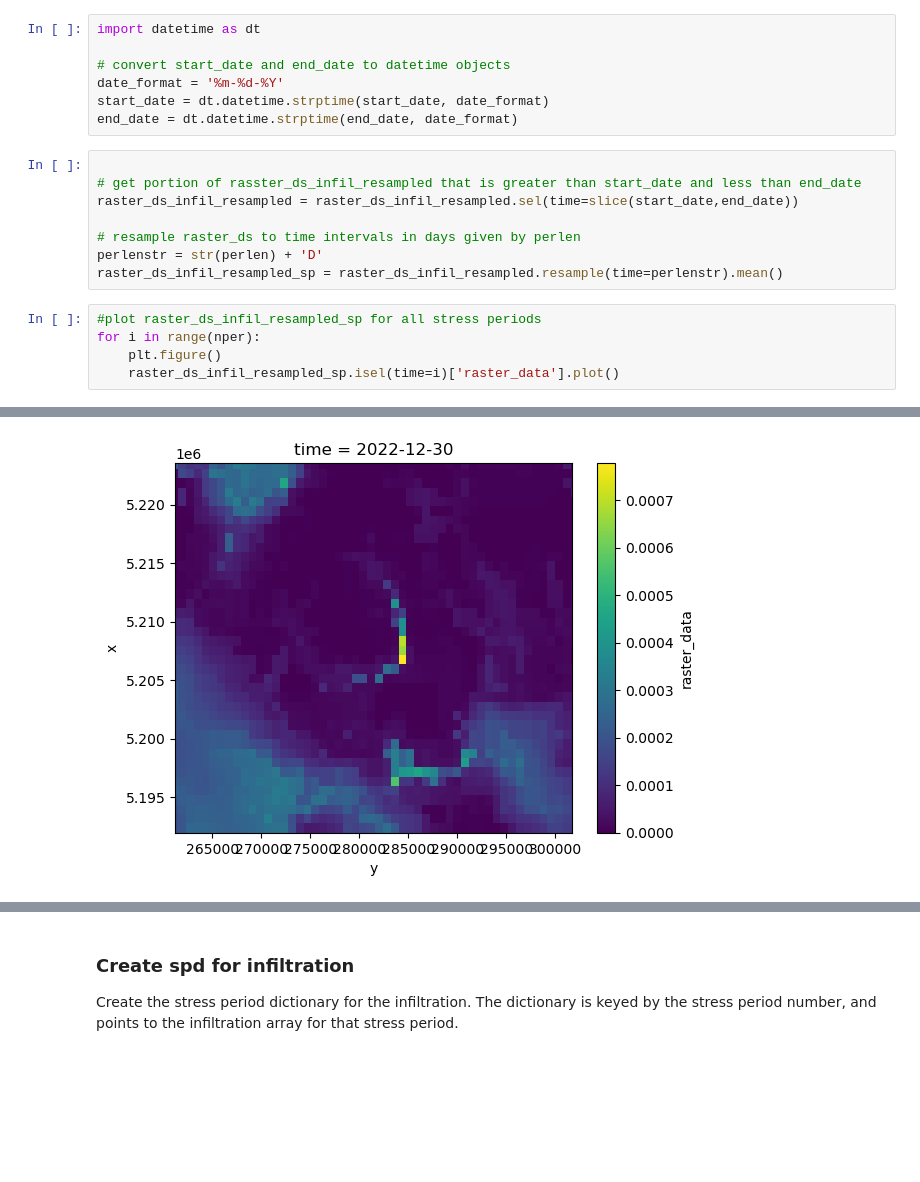
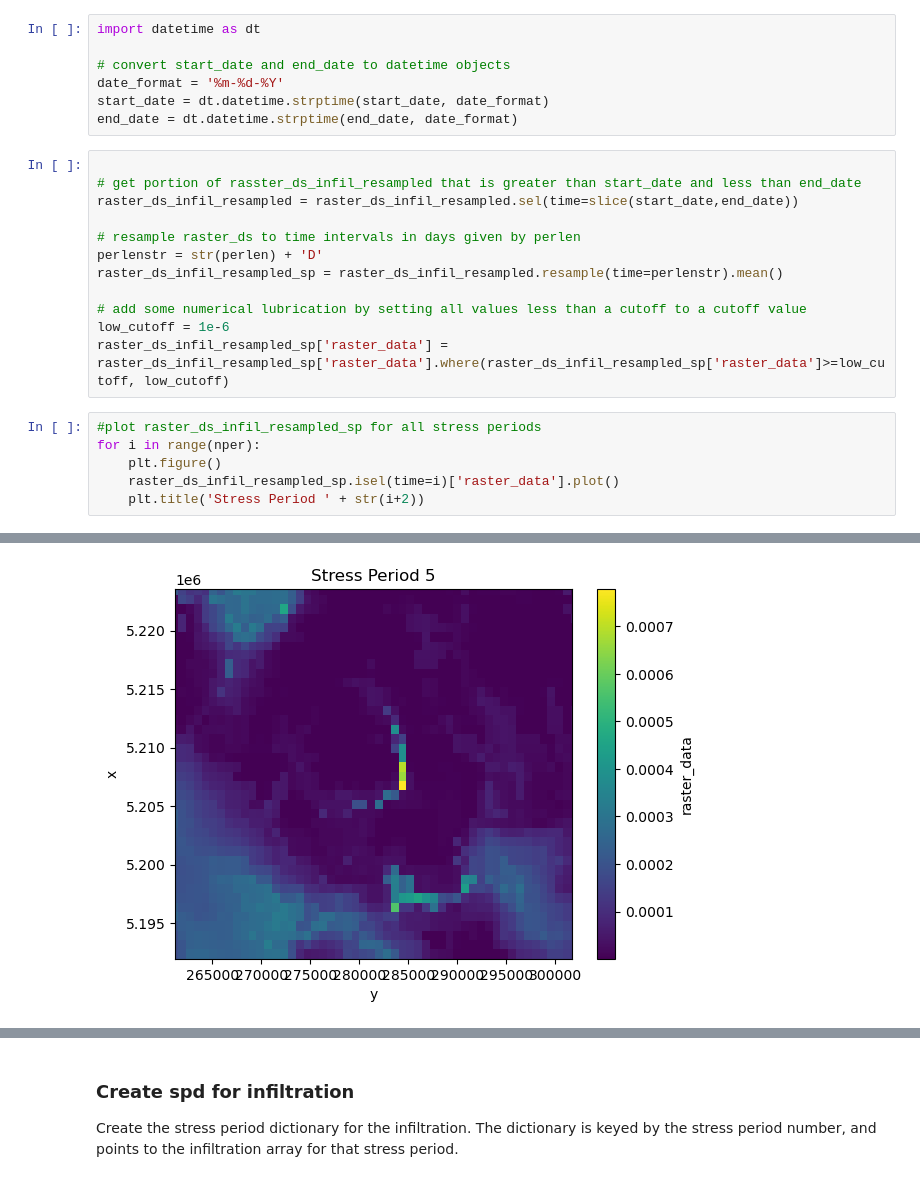
Before and after one commit to boatmorrow/RattlsnakeModel, a Jupyter notebook: MakeTransientModel.ipynb, the cells around one changed output, grey strips where cells are left out. Saved outputs shown, nothing was run; the diff lists cells and outputs as text; blank space fills up the shorter version.

```diff
--- a/MakeTransientModel.ipynb
+++ b/MakeTransientModel.ipynb
@@ -453,9 +453,14 @@ raster_ds_infil_resampled = raster_ds_infil_resampled.sel(time=slice(start_date,
 # resample raster_ds to time intervals in days given by perlen
 perlenstr = str(perlen) + 'D'
 raster_ds_infil_resampled_sp = raster_ds_infil_resampled.resample(time=perlenstr).mean()
+
+# add some numerical lubrication by setting all values less than a cutoff to a cutoff value
+low_cutoff = 1e-6
+raster_ds_infil_resampled_sp['raster_data'] = raster_ds_infil_resampled_sp['raster_data'].where(raster_ds_infil_resampled_sp['raster_data']>=low_cutoff, low_cutoff)
 # %%
 #plot raster_ds_infil_resampled_sp for all stress periods
 for i in range(nper):
     plt.figure()
     raster_ds_infil_resampled_sp.isel(time=i)['raster_data'].plot()
+    plt.title('Stress Period ' + str(i+2))
 # %% [output]
@@ -465 +470 @@ for i in range(nper):
-[figure, old version]
+[figure, new version]
```
Also changed, not shown: parts of 13 cells of this notebook, 8 other files.
